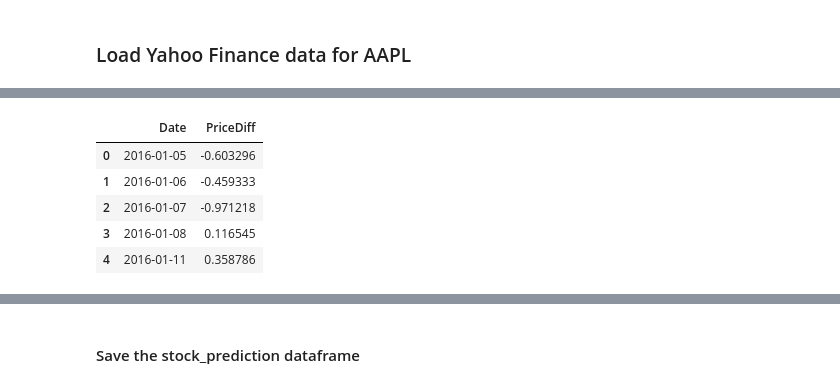
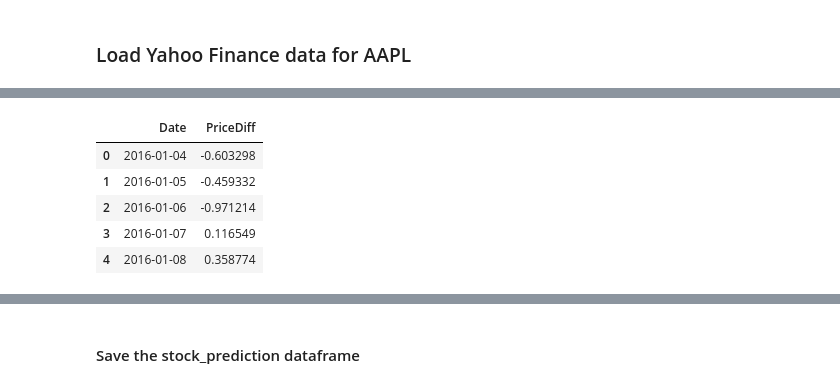
Before and after one commit to odemuno/IDL-finance-project, a Jupyter notebook: Code/Full_Pipeline.ipynb, the cells around one changed output, grey strips where cells are left out. Saved outputs shown, nothing was run; the diff lists cells and outputs as text; code cells hidden in the pictures.

```diff
--- a/Code/Full_Pipeline.ipynb
+++ b/Code/Full_Pipeline.ipynb
@@ -603,0 +649,8 @@ display(old_tweets_avg.head())
+# %%
+
+START = "2016-01-01"
+END = "2017-12-31"
+aapl = yf.download('AAPL', start = START, end = END)
+djia = yf.download('^DJI', start = START, end = END)
+
+print(aapl.head())
@@ -604,10 +667,20 @@ display(old_tweets_avg.head())
+# %%
+aapl['PriceDiff'] = aapl['Adj Close'].shift(-1) - aapl['Adj Close']
+aapl['PriceDiff'].dropna(inplace=True)
+
+djia['PriceDiff'] = djia['Adj Close'].shift(-1) - djia['Adj Close']
+djia['PriceDiff'].dropna(inplace=True)
 # %%
+# Save AAPL_PriceDiff file
+aapl['PriceDiff'].to_csv('YahooFinance/AAPL_PriceDiff.csv')
+
+# Load AAPL_PriceDiff file
 aapl_price_diff = pd.read_csv('YahooFinance/AAPL_PriceDiff.csv')
 display(aapl_price_diff.head())
 # %% [output]
 |  | Date | PriceDiff |
-| 0 | 2016-01-05 | -0.603296 |
-| 1 | 2016-01-06 | -0.459333 |
-| 2 | 2016-01-07 | -0.971218 |
-| 3 | 2016-01-08 | 0.116545 |
-| 4 | 2016-01-11 | 0.358786 |
+| 0 | 2016-01-04 | -0.603298 |
+| 1 | 2016-01-05 | -0.459332 |
+| 2 | 2016-01-06 | -0.971214 |
+| 3 | 2016-01-07 | 0.116549 |
+| 4 | 2016-01-08 | 0.358774 |
```
Also changed, not shown: parts of 42 cells of this notebook, 7 other files.
